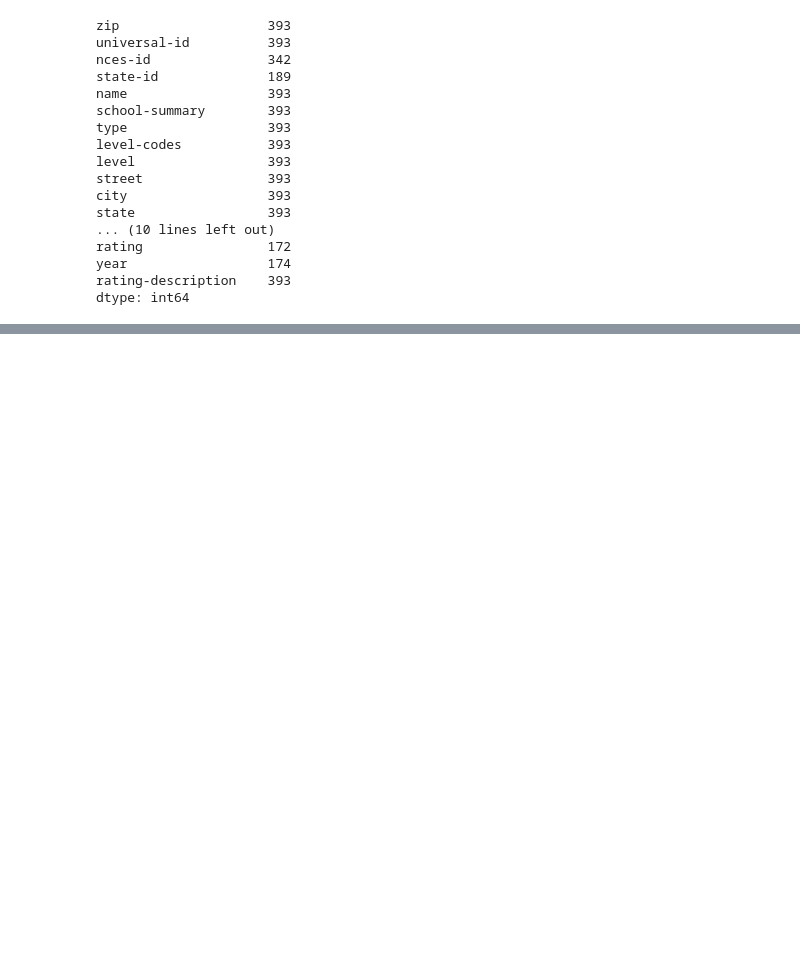
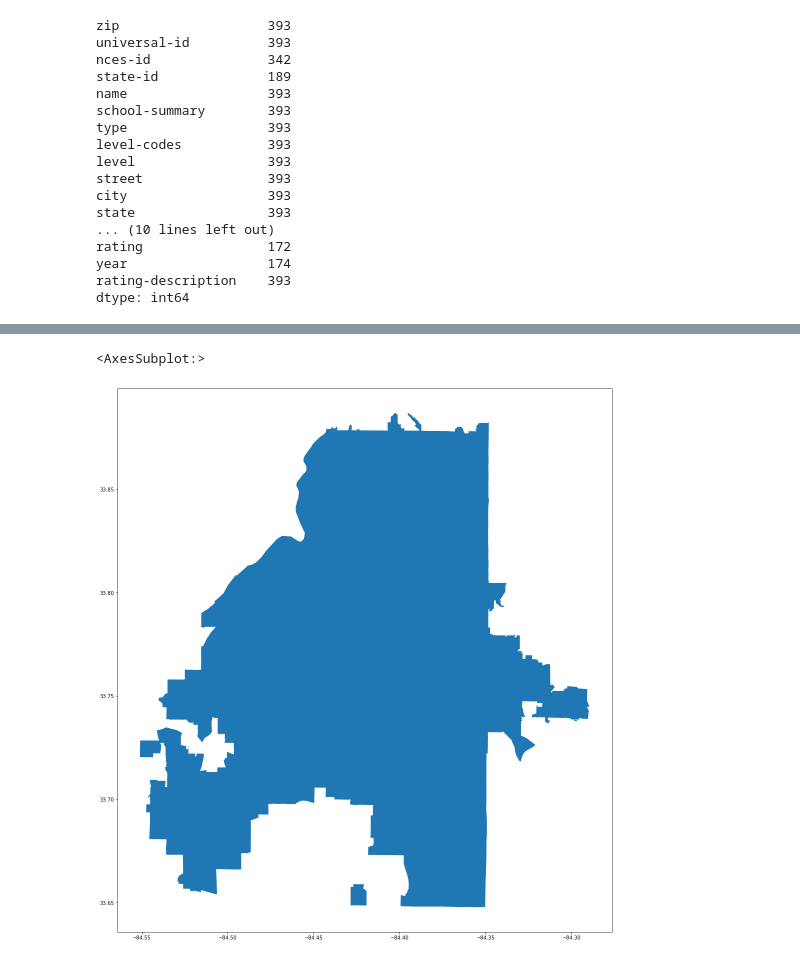
Before and after one commit to KellyPared/GT-Bootcamp-Atlanta_schoolsby_district, a Jupyter notebook: gt-greater-schools-kps.ipynb, the cells around one changed output, grey strips where cells are left out. Drawn from its saved outputs; the diff is of its cells as text; code cells hidden in the pictures; blank space fills up the shorter version.

```diff
--- a/gt-greater-schools-kps.ipynb
+++ b/gt-greater-schools-kps.ipynb
@@ -196,0 +259,6 @@ Name: name, dtype: int64
+# %%
+schools_zip_map = gpd.read_file('mygeodata/border_level8_polygon.shp')
+schools_zip_map.to_crs(epsg=4326).plot(figsize=(20, 20))
+# %% [output]
+<AxesSubplot:>
+[figure, added]
```
Also changed, not shown: parts of 11 cells of this notebook, 11 other files.
